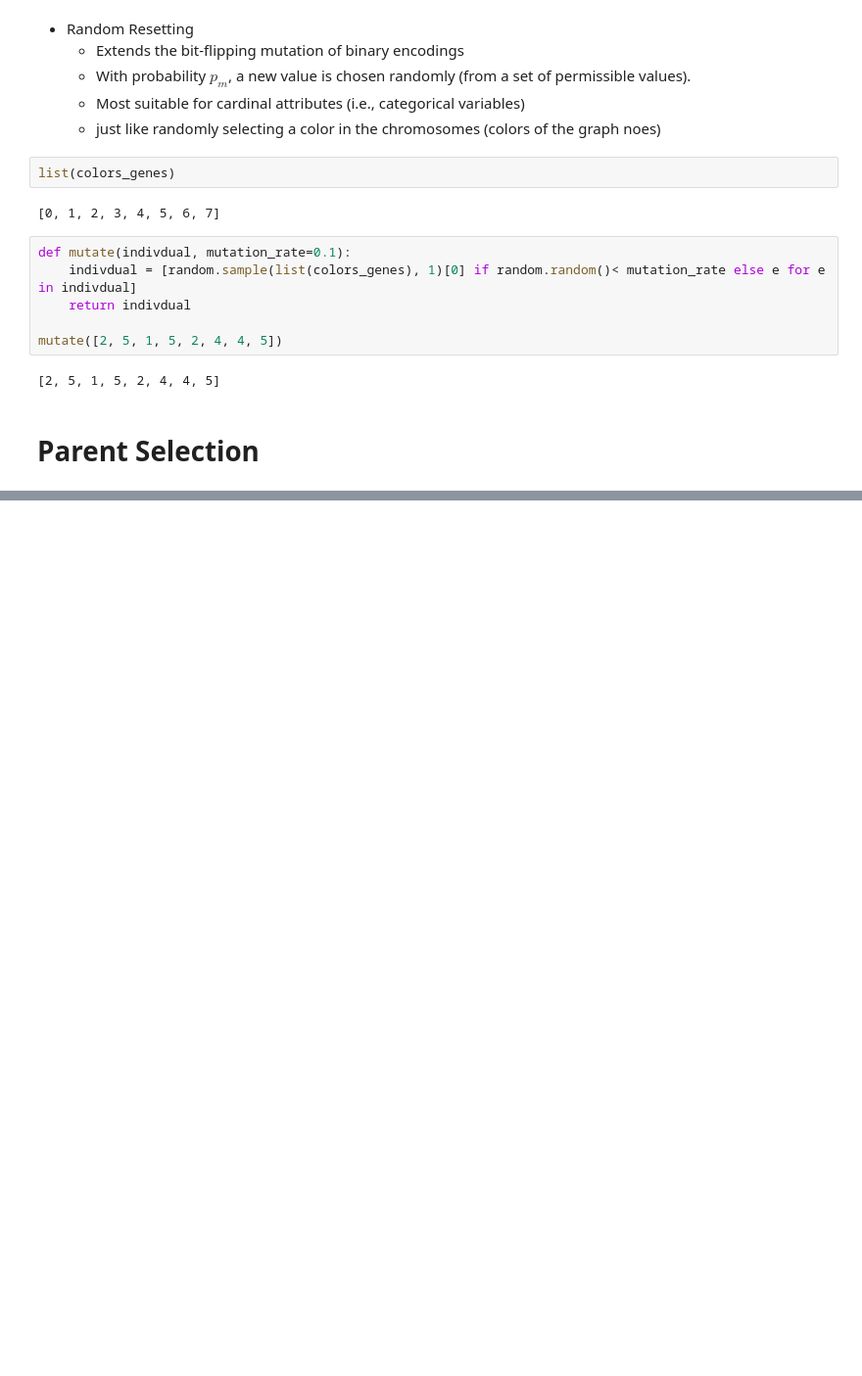
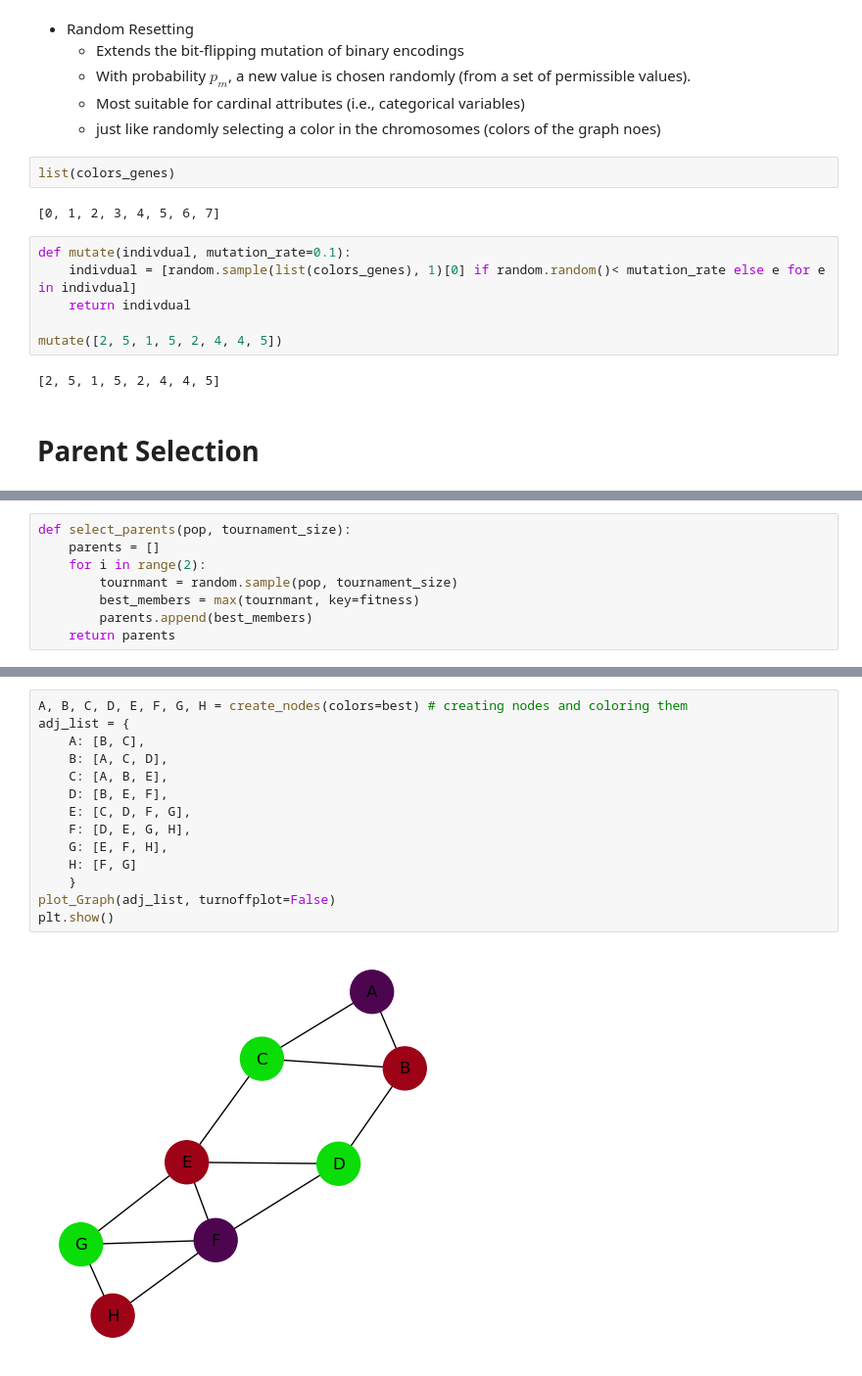
Before and after one commit to hossamAhmedSalah/Evolutionary_algorithms, a Jupyter notebook: Graph_k_coloring_Integer.ipynb, the cells around one changed output, grey strips where cells are left out. Shown at 98% size. Cells and saved outputs as stored; diff of their text form; blank space fills up the shorter version.

```diff
--- a/Graph_k_coloring_Integer.ipynb
+++ b/Graph_k_coloring_Integer.ipynb
@@ -637,0 +645,8 @@ mutate([2, 5, 1, 5, 2, 4, 4, 5])
+# %%
+def select_parents(pop, tournament_size):
+    parents = []
+    for i in range(2):
+        tournmant = random.sample(pop, tournament_size)
+        best_members = max(tournmant, key=fitness)
+        parents.append(best_members)
+    return parents
@@ -637,0 +716,16 @@ mutate([2, 5, 1, 5, 2, 4, 4, 5])
+# %%
+A, B, C, D, E, F, G, H = create_nodes(colors=best) # creating nodes and coloring them
+adj_list = {
+    A: [B, C],
+    B: [A, C, D],
+    C: [A, B, E],
+    D: [B, E, F],
+    E: [C, D, F, G],
+    F: [D, E, G, H],
+    G: [E, F, H],
+    H: [F, G]
+    }
+plot_Graph(adj_list, turnoffplot=False)
+plt.show()
+# %% [output]
+[figure, added]
```
Also changed, not shown: parts of 7 cells of this notebook.
